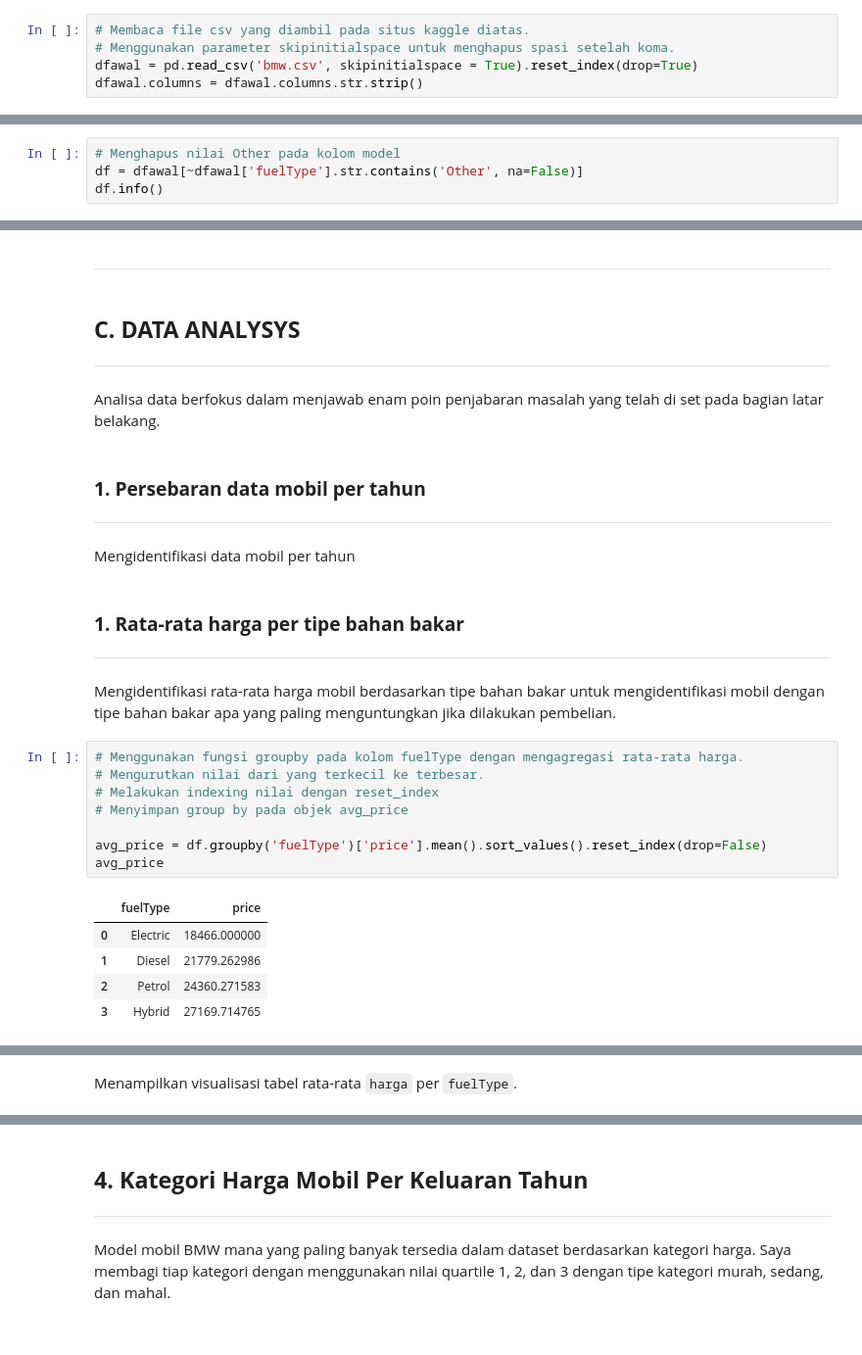
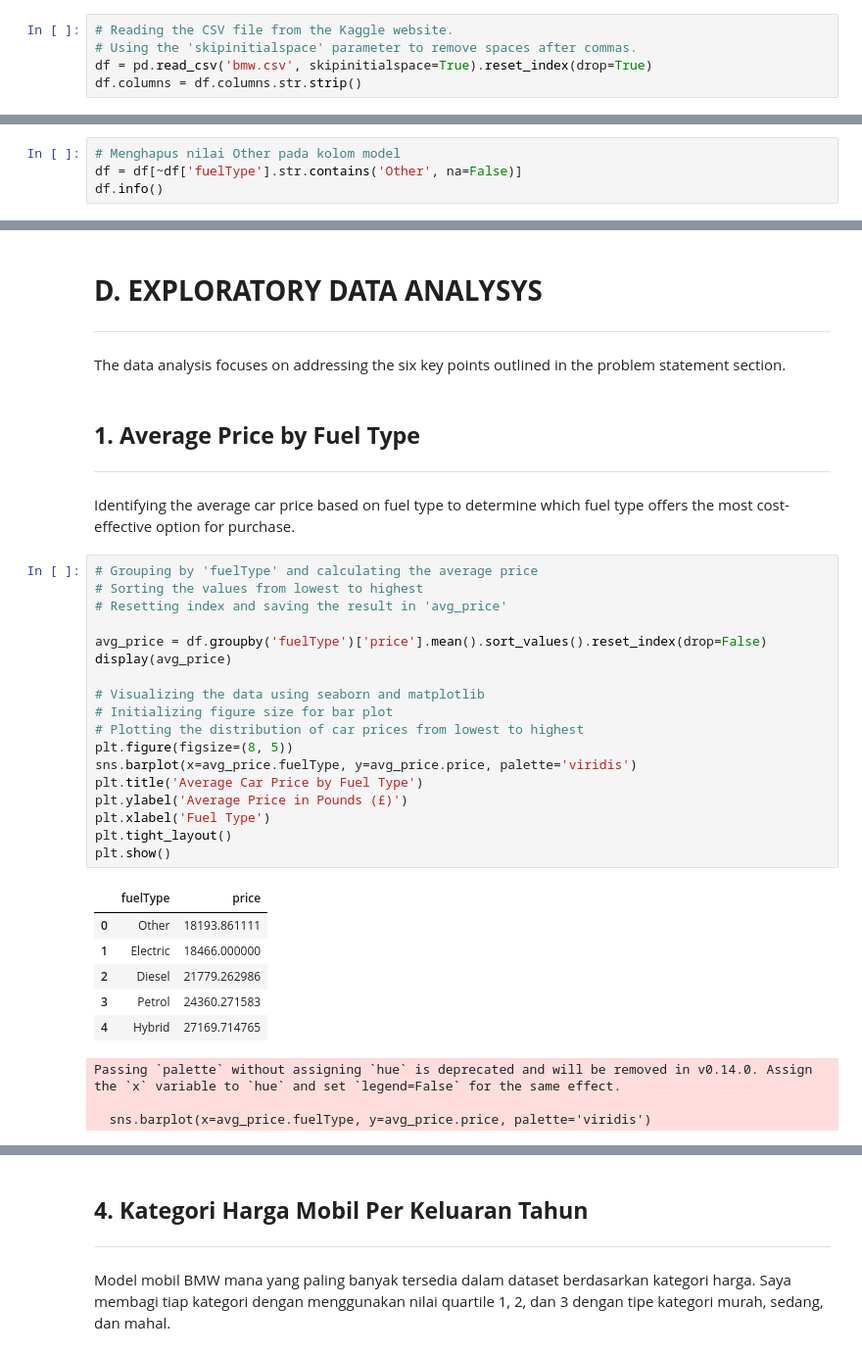
Before and after one commit to rafisiregar/Analysis-of-Used-BMWs-for-the-Company-Fleet, a Jupyter notebook: UsedBMWCarAnalysis.ipynb, the cells around one changed output, grey strips where cells are left out. Shown at 98% size. Saved outputs shown, nothing was run; the diff lists cells and outputs as text.

```diff
--- a/P0M1_rafi_siregar.ipynb
+++ b/UsedBMWCarAnalysis.ipynb
@@ -55,5 +64,5 @@ import seaborn as sns # visualisasi data
 # %%
-# Membaca file csv yang diambil pada situs kaggle diatas.
-# Menggunakan parameter skipinitialspace untuk menghapus spasi setelah koma.
-dfawal = pd.read_csv('bmw.csv', skipinitialspace = True).reset_index(drop=True)
-dfawal.columns = dfawal.columns.str.strip()
+# Reading the CSV file from the Kaggle website.
+# Using the 'skipinitialspace' parameter to remove spaces after commas.
+df = pd.read_csv('bmw.csv', skipinitialspace=True).reset_index(drop=True)
+df.columns = df.columns.str.strip()
@@ -168,6 +124,6 @@ Terdapat nilai 0 pada kolom tax dan engine size. Kedua kolom tersebut merupakan
 # %%
 # Menghapus nilai Other pada kolom model
-df = dfawal[~dfawal['fuelType'].str.contains('Other', na=False)]
+df = df[~df['fuelType'].str.contains('Other', na=False)]
 df.info()
 # %% [output]
 <class 'pandas.core.frame.DataFrame'>
@@ -208,29 +153,36 @@ array(['5 Series', '6 Series', '1 Series', '7 Series', '2 Series',
-# %% [markdown]
-___
 # %% [markdown]
-## **C. DATA ANALYSYS**
+# **D. EXPLORATORY DATA ANALYSYS**
 ___
-
-Analisa data berfokus dalam menjawab enam poin penjabaran masalah yang telah di set pada bagian latar belakang.
+The data analysis focuses on addressing the six key points outlined in the problem statement section.
-# %% [markdown]
-### **1. Persebaran data mobil per tahun**
-___
-Mengidentifikasi data mobil per tahun
 # %% [markdown]
-### **1. Rata-rata harga per tipe bahan bakar**
+## **1. Average Price by Fuel Type**
 ___
-Mengidentifikasi rata-rata harga mobil berdasarkan tipe bahan bakar untuk mengidentifikasi mobil dengan tipe bahan bakar apa yang paling menguntungkan jika dilakukan pembelian.
+Identifying the average car price based on fuel type to determine which fuel type offers the most cost-effective option for purchase.
 # %%
-# Menggunakan fungsi groupby pada kolom fuelType dengan mengagregasi rata-rata harga.
-# Mengurutkan nilai dari yang terkecil ke terbesar.
-# Melakukan indexing nilai dengan reset_index
-# Menyimpan group by pada objek avg_price
+# Grouping by 'fuelType' and calculating the average price
+# Sorting the values from lowest to highest
+# Resetting index and saving the result in 'avg_price'
 
 avg_price = df.groupby('fuelType')['price'].mean().sort_values().reset_index(drop=False)
-avg_price
+display(avg_price)
+
+# Visualizing the data using seaborn and matplotlib
+# Initializing figure size for bar plot
+# Plotting the distribution of car prices from lowest to highest
+plt.figure(figsize=(8, 5))
+sns.barplot(x=avg_price.fuelType, y=avg_price.price, palette='viridis')
+plt.title('Average Car Price by Fuel Type')
+plt.ylabel('Average Price in Pounds (£)')
+plt.xlabel('Fuel Type')
+plt.tight_layout()
+plt.show()
 # %% [output]
 |  | fuelType | price |
-| 0 | Electric | 18466.000000 |
-| 1 | Diesel | 21779.262986 |
-| 2 | Petrol | 24360.271583 |
-| 3 | Hybrid | 27169.714765 |
+| 0 | Other | 18193.861111 |
+| 1 | Electric | 18466.000000 |
+| 2 | Diesel | 21779.262986 |
+| 3 | Petrol | 24360.271583 |
+| 4 | Hybrid | 27169.714765 |
+Passing `palette` without assigning `hue` is deprecated and will be removed in v0.14.0. Assign the `x` variable to `hue` and set `legend=False` for the same effect.
+
+  sns.barplot(x=avg_price.fuelType, y=avg_price.price, palette='viridis')
@@ -237,2 +189,0 @@ avg_price
-# %% [markdown]
-Menampilkan visualisasi tabel rata-rata ``harga`` per ``fuelType``.
```
Also changed, not shown: parts of 33 cells of this notebook, 7 other files.
